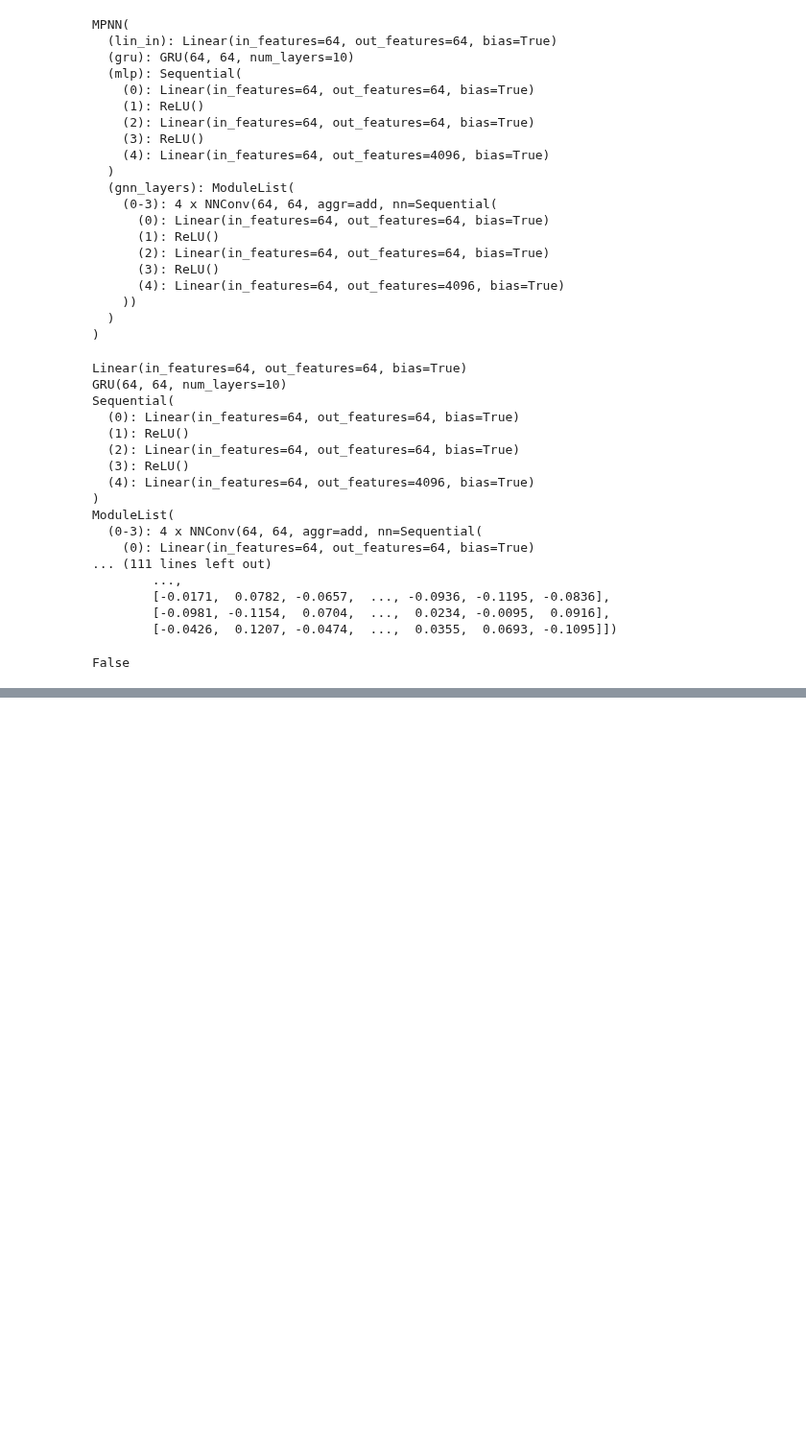
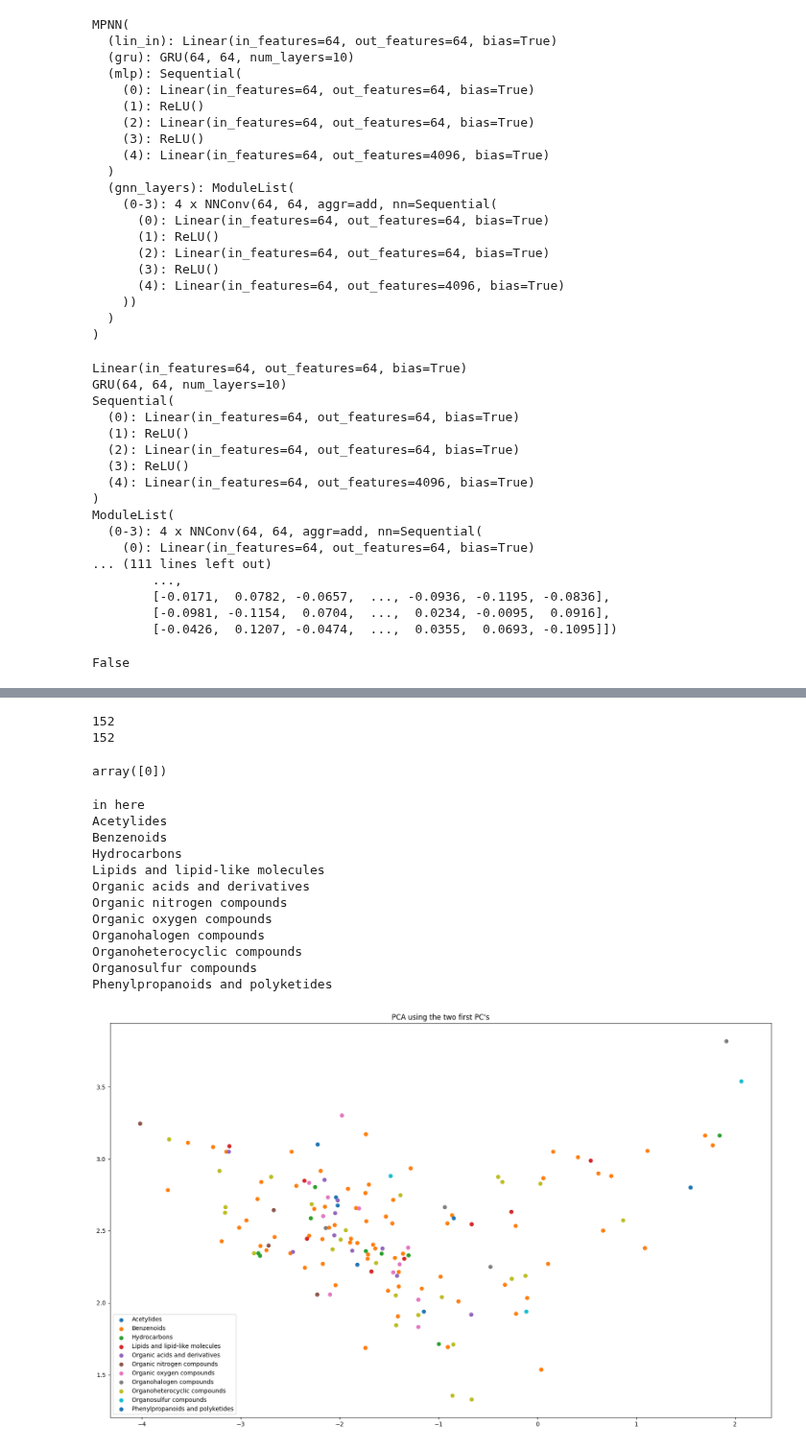
Before and after one commit to aerte/GraPE, a Jupyter notebook: notebooks/test2.ipynb, the cells around one changed output, grey strips where cells are left out. Shown at 96% size. Saved outputs shown, nothing was run; the diff lists cells and outputs as text; code cells hidden in the pictures; blank space fills up the shorter version.

```diff
--- a/notebooks/test2.ipynb
+++ b/notebooks/test2.ipynb
@@ -394,0 +482,39 @@ False
+# %%
+print(indices)
+print(ids)
+# %% [output]
+152
+152
+# %%
+import pandas as pd
+import numpy as np
+
+ls = ['a','b']
+index = np.array([0,1])
+df = pd.DataFrame({'num':['a','b','c','d']})
+index[df['num'][[0,2]] == ls]
+# %% [output]
+array([0])
+# %%
+import numpy as np
+import torch
+labels = np.load('labels.npy')
+smiles_ind = np.load('ind_smi.npy')
+lats = torch.load('latent.pt')
+
+from grape.plots import pca_2d_plot
+ax = pca_2d_plot(latents=lats[smiles_ind], labels=labels, save_fig=True, fig_size=(20,12))
+# %% [output]
+in here
+Acetylides
+Benzenoids
+Hydrocarbons
+Lipids and lipid-like molecules
+Organic acids and derivatives
+Organic nitrogen compounds
+Organic oxygen compounds
+Organohalogen compounds
+Organoheterocyclic compounds
+Organosulfur compounds
+Phenylpropanoids and polyketides
+[figure, added]
```
Also changed, not shown: parts of 3 cells of this notebook, 12 other files.
